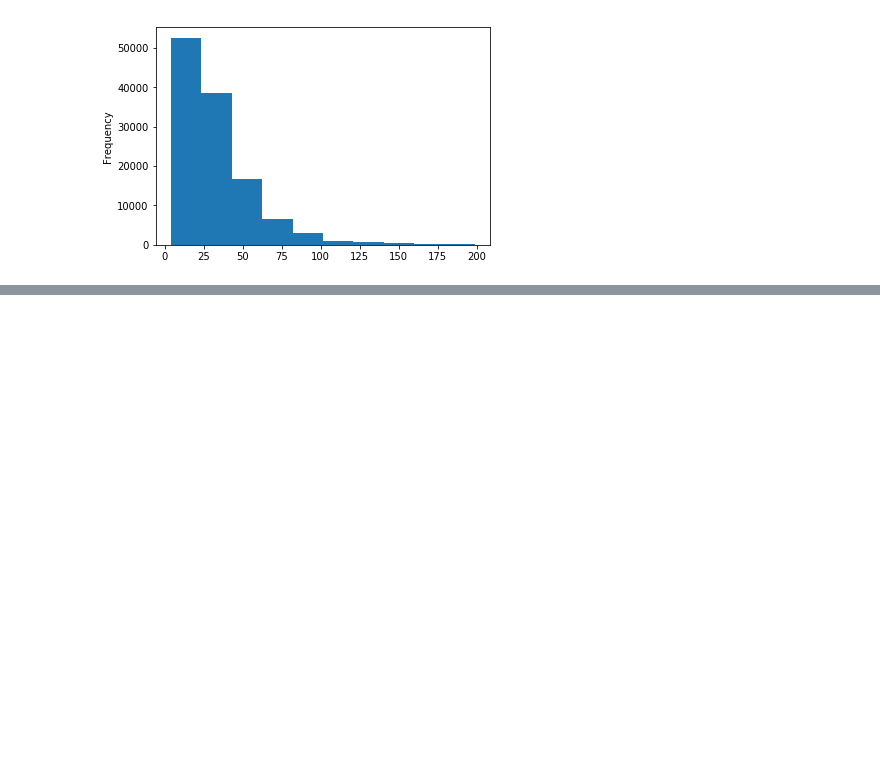
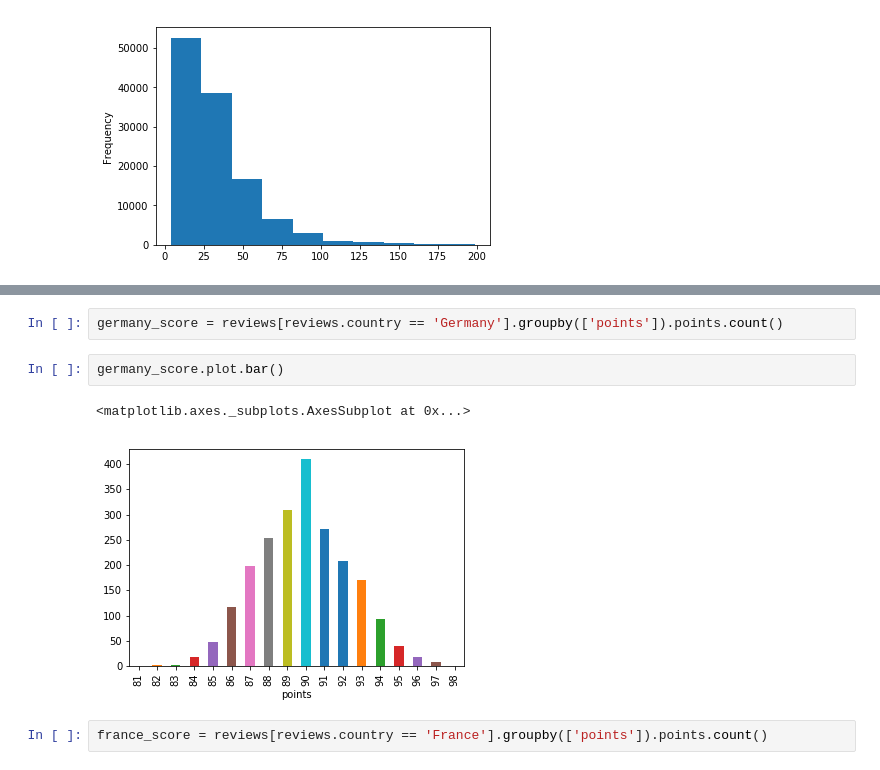
Before and after one commit to StefanIsaksson/learning-pandas, a Jupyter notebook: wine/WineReviews.ipynb, the cells around one changed output, grey strips where cells are left out. Cells and saved outputs as stored; diff of their text form; blank space fills up the shorter version.

```diff
--- a/wine/WineReviews.ipynb
+++ b/wine/WineReviews.ipynb
@@ -1007,0 +612,9 @@ reviews[reviews['price'] < 200]['price'].plot.hist()
+# %%
+germany_score = reviews[reviews.country == 'Germany'].groupby(['points']).points.count()
+# %%
+germany_score.plot.bar()
+# %% [output]
+<matplotlib.axes._subplots.AxesSubplot at 0x...>
+[figure, added]
+# %%
+france_score = reviews[reviews.country == 'France'].groupby(['points']).points.count()
```
Also changed, not shown: parts of 42 cells of this notebook.
